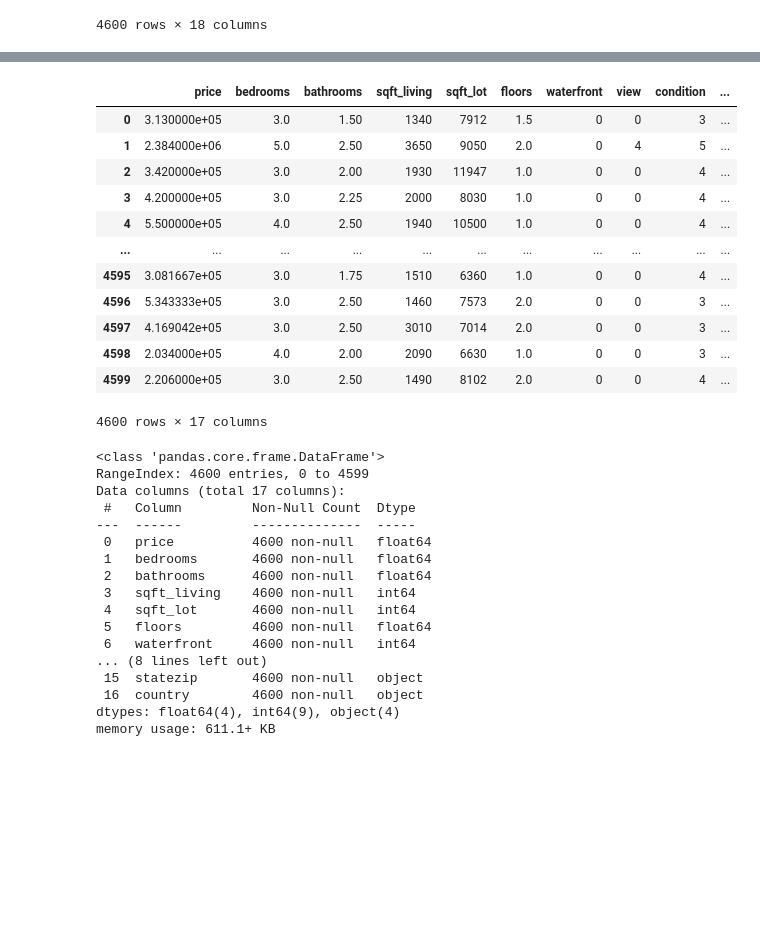
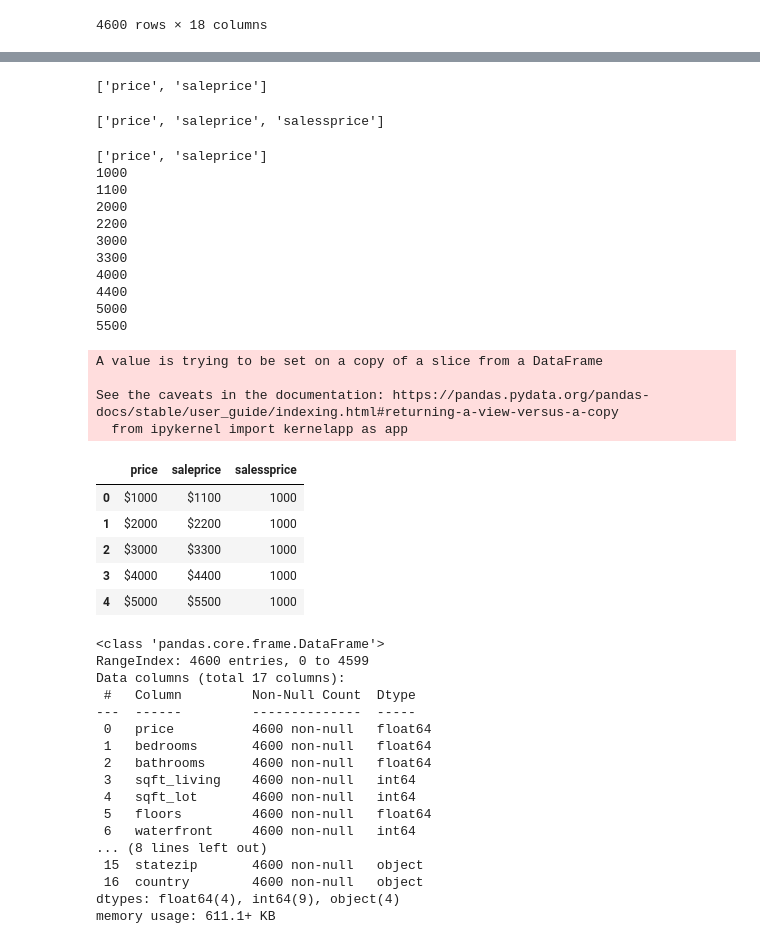
Before and after one commit to Bhavyalakhani/Auto-ML, a Jupyter notebook: backend/AutoML-Script-Regressor1.ipynb, the cells around one changed output, grey strips where cells are left out. Saved outputs shown, nothing was run; the diff lists cells and outputs as text; code cells hidden in the pictures; blank space fills up the shorter version.

Commit message:
Fixed Amount with $ sign issue

```diff
--- a/backend/AutoML-Script-Regressor1.ipynb
+++ b/backend/AutoML-Script-Regressor1.ipynb
@@ -32,0 +33,4 @@ date Deleted
+# %%
+price = {'price':['$1000','$2000','$3000','$4000','$5000'],'saleprice':['$1100','$2200','$3300','$4400','$5500'],'salessprice':[1000,1000,1000,1000,1000]}
+df = pd.DataFrame(price)
+df.dtypes
@@ -33,19 +42,65 @@ date Deleted
+# %%
+array2=[]
+for item in df.dtypes.keys():
+#     print(item,df.dtypes[item])
+    if df.dtypes[item] == 'object':
+        array2.append(item)
+array2
+# %% [output]
+['price', 'saleprice']
 # %%
-dataset
+array = df.columns
+PricesArray=[]
+for item in array:
+    if(item.lower().find('price')!=-1):
+        PricesArray.append(item)
+    if(item.lower().find('amount')!=-1):
+        PricesArray.append(item)
+PricesArray
 # %% [output]
-|  | price | bedrooms | bathrooms | sqft_living | sqft_lot | floors | waterfront | view | condition | ... |
-| 0 | 3.130000e+05 | 3.0 | 1.50 | 1340 | 7912 | 1.5 | 0 | 0 | 3 | ... |
-| 1 | 2.384000e+06 | 5.0 | 2.50 | 3650 | 9050 | 2.0 | 0 | 4 | 5 | ... |
-| 2 | 3.420000e+05 | 3.0 | 2.00 | 1930 | 11947 | 1.0 | 0 | 0 | 4 | ... |
-| 3 | 4.200000e+05 | 3.0 | 2.25 | 2000 | 8030 | 1.0 | 0 | 0 | 4 | ... |
-| 4 | 5.500000e+05 | 4.0 | 2.50 | 1940 | 10500 | 1.0 | 0 | 0 | 4 | ... |
-| ... | ... | ... | ... | ... | ... | ... | ... | ... | ... | ... |
-| 4595 | 3.081667e+05 | 3.0 | 1.75 | 1510 | 6360 | 1.0 | 0 | 0 | 4 | ... |
-| 4596 | 5.343333e+05 | 3.0 | 2.50 | 1460 | 7573 | 2.0 | 0 | 0 | 3 | ... |
-| 4597 | 4.169042e+05 | 3.0 | 2.50 | 3010 | 7014 | 2.0 | 0 | 0 | 3 | ... |
-| 4598 | 2.034000e+05 | 4.0 | 2.00 | 2090 | 6630 | 1.0 | 0 | 0 | 3 | ... |
-| 4599 | 2.206000e+05 | 3.0 | 2.50 | 1490 | 8102 | 2.0 | 0 | 0 | 4 | ... |
-4600 rows × 17 columns
+['price', 'saleprice', 'salessprice']
+# %%
+import re
+
+for item in PricesArray:
+    if not item in array2:
+        PricesArray.remove(item)
+    elif df.iloc[0][item].find('$')==-1:
+        PricesArray.remove(item)
+print(PricesArray)
+
+for i in range(df.shape[0]):
+        column=[]
+        for col in PricesArray:
+            a=int(re.sub('\D', '', df.iloc[i][col]))
+            print(a)
+            df.loc[i][col]=a
+df
+
+# for item in PricesArray:
+#     df[item]=df[item].astype(float, errors = 'raise')
+# %% [output]
+['price', 'saleprice']
+1000
+1100
+2000
+2200
+3000
+3300
+4000
+4400
+5000
+5500
+A value is trying to be set on a copy of a slice from a DataFrame
+
+See the caveats in the documentation: https://pandas.pydata.org/pandas-docs/stable/user_guide/indexing.html#returning-a-view-versus-a-copy
+  from ipykernel import kernelapp as app
+|  | price | saleprice | salessprice |
+| 0 | $1000 | $1100 | 1000 |
+| 1 | $2000 | $2200 | 1000 |
+| 2 | $3000 | $3300 | 1000 |
+| 3 | $4000 | $4400 | 1000 |
+| 4 | $5000 | $5500 | 1000 |
 # %%
 dataset.info()
 # %% [output]
```
Also changed, not shown: parts of 2 cells of this notebook.
